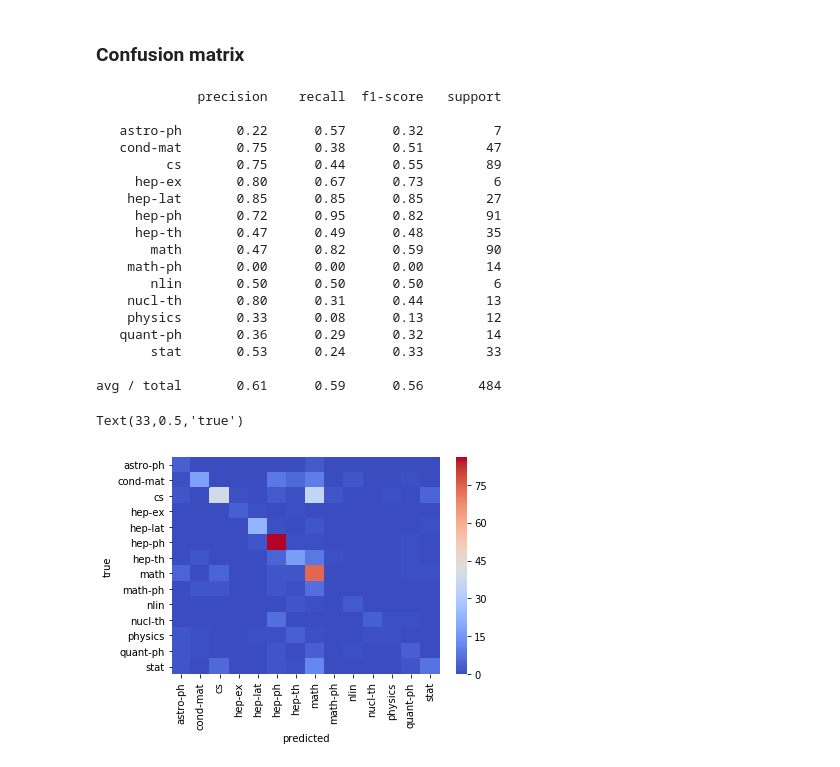
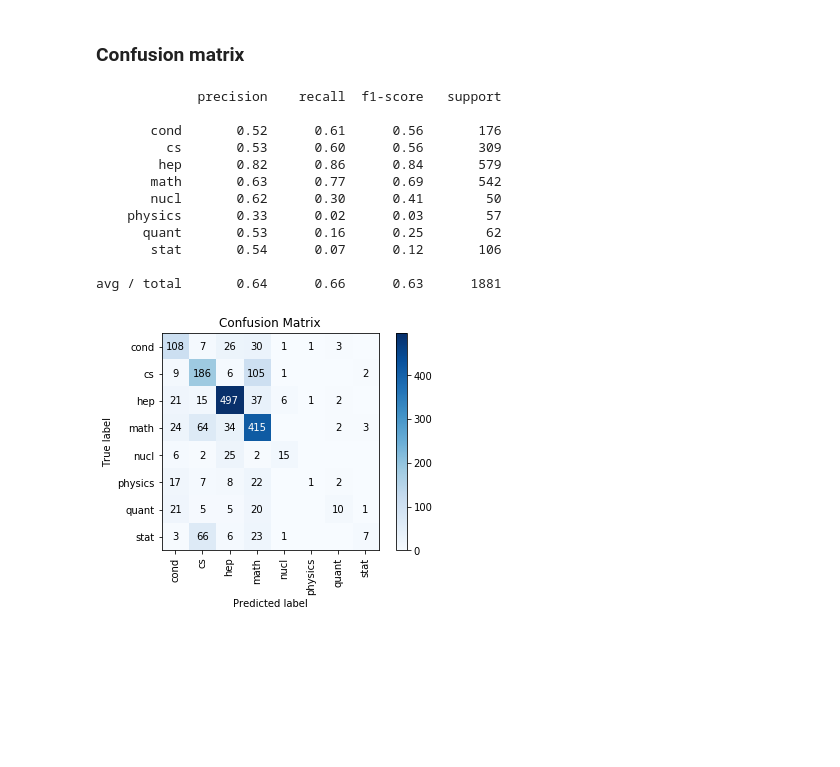
Before and after one commit to lambdaofgod/examples-counterexamples, a Jupyter notebook: notebooks/arXiv Text Mining.ipynb, the cells around one changed output. Saved outputs shown, nothing was run; the diff lists cells and outputs as text; code cells hidden in the pictures; blank space fills up the shorter version.

```diff
--- a/notebooks/arXiv Text Mining.ipynb
+++ b/notebooks/arXiv Text Mining.ipynb
@@ -119,3 +121,19 @@ def filter_out_small_categories(df, categories, threshold=50):
+# %%
+def report_classification_confusion_matrix(y, y_pred, label_encoder):
+
+    y_test_pred_label_names = label_encoder.inverse_transform(y_pred)
+    y_test_label_names = label_encoder.inverse_transform(y.reshape(-1))
+
+    print(classification_report(y_test_label_names, y_test_pred_label_names))
+
+
+    scikitplot.metrics.plot_confusion_matrix(
+        y_test_label_names,
+        y_test_pred_label_names,
+        hide_zeros=True,
+        x_tick_rotation=90
+    )
+    plt.show()
 # %% [markdown]
 # Load ML articles from arxiv
 # %% [markdown]
@@ -275,9 +316,9 @@ Note `OneVsRestClassifier`. We have to use it here because FastFM doesn't suppor
 fm = FMClassifier(
     rank=50,
     n_iter=10000,
-    step_size=0.001,
+    step_size=0.0001,
     l2_reg_w=0.01,
-    l2_reg_V=0.05
+    l2_reg_V=0.01
 )
 fm_multiclass = OneVsRestClassifier(fm)
 # %%
@@ -286,7 +327,7 @@ x_train, x_test, y_train, y_test, y_train_labels, y_test_labels = train_test_spl
     categories_ohe,
     categories_labels,
     stratify=categories_labels,
-    test_size=0.1,
+    test_size=0.2,
     random_state=0
 )
 # %%
@@ -314,40 +353,18 @@ y_pred_labels = le.inverse_transform(y_test_pred)
 # %% [markdown]
 ### Confusion matrix
-# %%
-y_test_pred_label_names = le.inverse_transform(y_test_pred)
-y_test_label_names = le.inverse_transform(y_test_labels.reshape(-1))
-
-print(classification_report(y_test_label_names, y_test_pred_label_names))
-
-confusion_matrix = pd.crosstab(
-    y_test_label_names,
-    y_test_pred_label_names
-)
-
-sns.heatmap(
-    confusion_matrix,
-    cmap='coolwarm'
-)
-plt.xlabel('predicted')
-plt.ylabel('true')
-# %% [output]
-             precision    recall  f1-score   support
-
-   astro-ph       0.22      0.57      0.32         7
-   cond-mat       0.75      0.38      0.51        47
-         cs       0.75      0.44      0.55        89
-     hep-ex       0.80      0.67      0.73         6
-    hep-lat       0.85      0.85      0.85        27
-     hep-ph       0.72      0.95      0.82        91
-     hep-th       0.47      0.49      0.48        35
-       math       0.47      0.82      0.59        90
-    math-ph       0.00      0.00      0.00        14
-       nlin       0.50      0.50      0.50         6
-    nucl-th       0.80      0.31      0.44        13
-    physics       0.33      0.08      0.13        12
-   quant-ph       0.36      0.29      0.32        14
-       stat       0.53      0.24      0.33        33
-
-avg / total       0.61      0.59      0.56       484
-Text(33,0.5,'true')
-[figure, removed]
+# %%
+report_classification_confusion_matrix(y_test_labels, y_test_pred, le)
+# %% [output]
+             precision    recall  f1-score   support
+
+       cond       0.52      0.61      0.56       176
+         cs       0.53      0.60      0.56       309
+        hep       0.82      0.86      0.84       579
+       math       0.63      0.77      0.69       542
+       nucl       0.62      0.30      0.41        50
+    physics       0.33      0.02      0.03        57
+      quant       0.53      0.16      0.25        62
+       stat       0.54      0.07      0.12       106
+
+avg / total       0.64      0.66      0.63      1881
+[figure, added]
```
Also changed, not shown: parts of 19 cells of this notebook.
